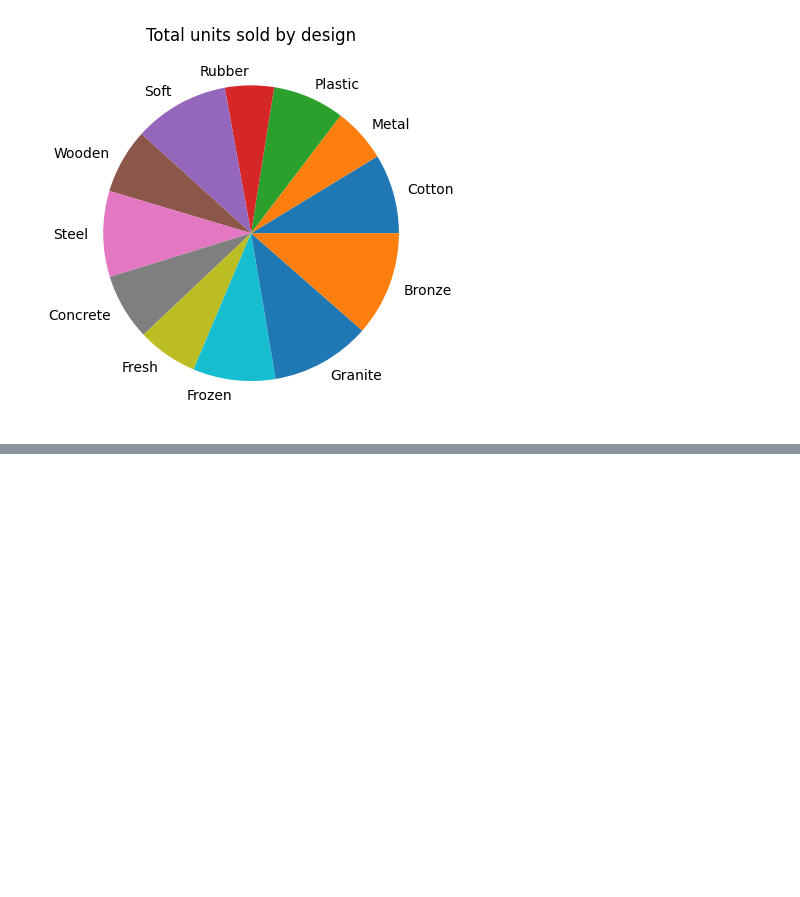
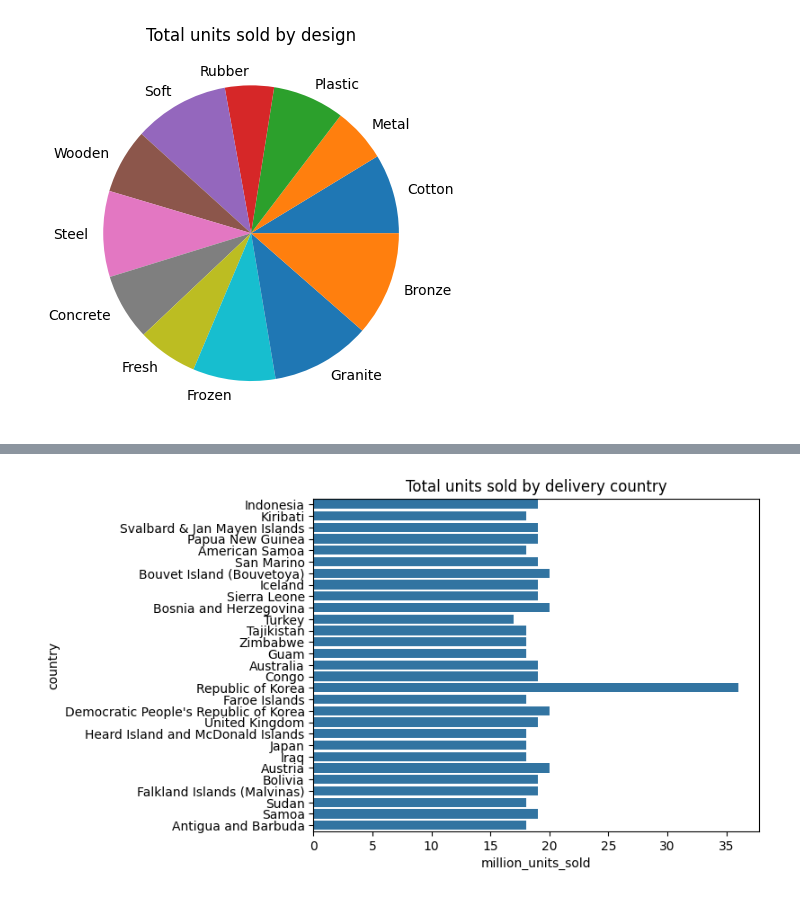
Before and after one commit to andrewstride/NC-ETL-project, a Jupyter notebook: python/data_queries.ipynb, the cells around one changed output, grey strips where cells are left out. Cells and saved outputs as stored; diff of their text form; code cells hidden in the pictures; blank space fills up the shorter version.

```diff
--- a/python/data_queries.ipynb
+++ b/python/data_queries.ipynb
@@ -268,0 +174,14 @@ final_df
+# %%
+deliv_rows = conn.run("""SELECT SUM(units_sold)/1000000 AS million_units_sold, country
+                         FROM fact_sales_order
+                     JOIN dim_location
+                     ON location_id = agreed_delivery_location_id
+                     GROUP BY country
+                     ;""")
+deliv_cols = [col['name'] for col in conn.columns]
+deliv_df = pd.DataFrame(deliv_rows, columns=deliv_cols)
+sns.barplot(data=deliv_df, x=deliv_df['million_units_sold'], y=deliv_df['country'])
+plt.title("Total units sold by delivery country")
+plt.show()
+# %% [output]
+[figure, added]
```
Also changed, not shown: parts of 12 cells of this notebook, 1 other file.
